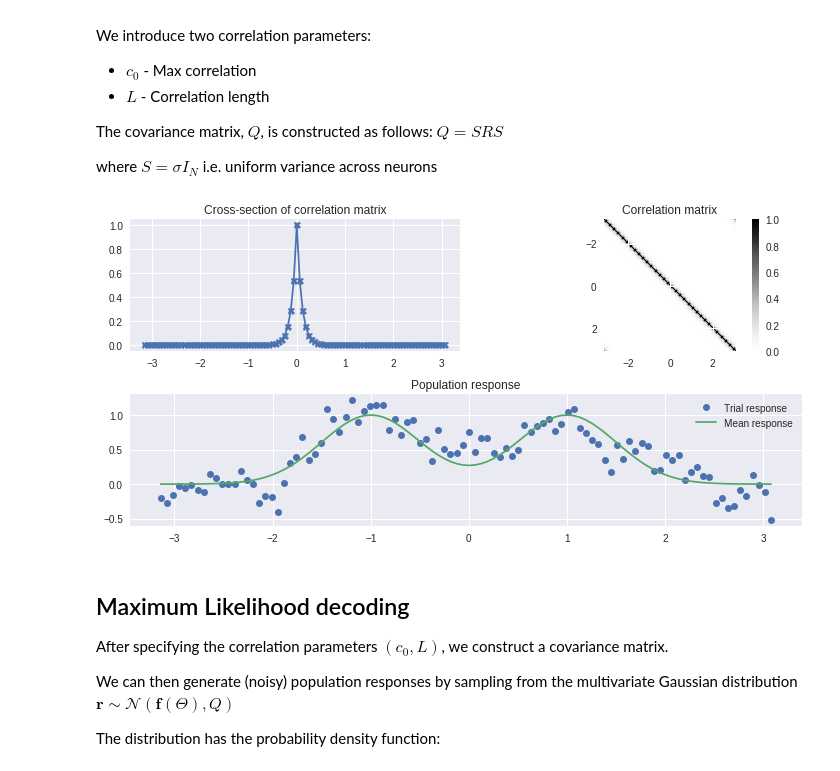
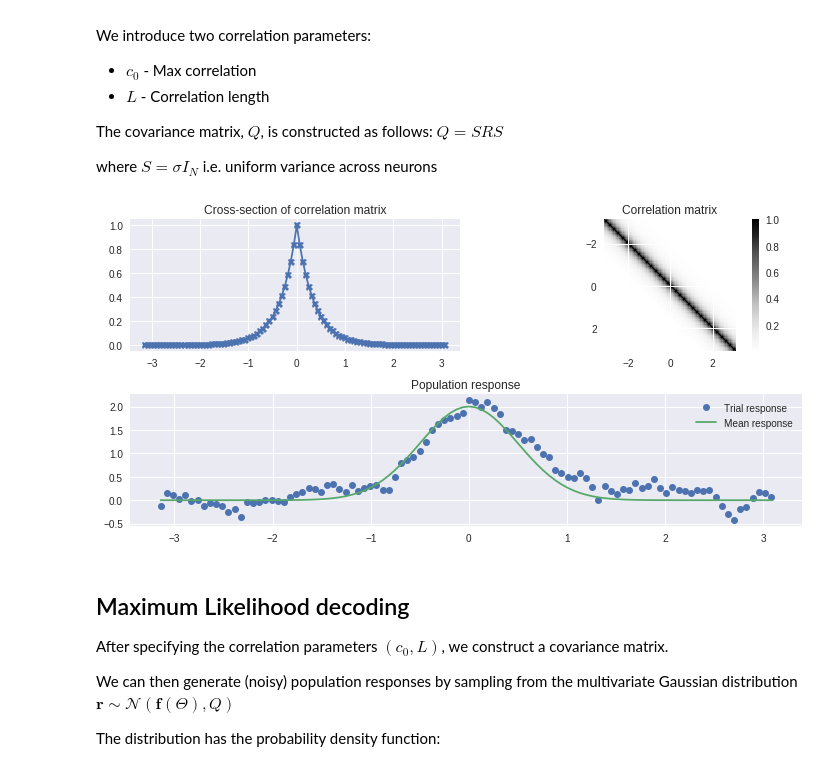
Before and after one commit to dtailor17/neural-population-codes, a Jupyter notebook: noise_correlations.ipynb, the cells around one changed output. Saved outputs shown, nothing was run; the diff lists cells and outputs as text; code cells hidden in the pictures.

Commit message:
Comparison of circular & non-circ correlation matrix

```diff
--- a/noise_correlations.ipynb
+++ b/noise_correlations.ipynb
@@ -89,7 +89,8 @@ The distances are computed using the expression: $\phi_j - \phi_k = \arg \exp[i(
 NOISE_SIGMA = 0.2 # TODO: Do we want to keep this constant?
 # %%
 PREF_ANG_DISTS = PREF_STIMS - PREF_STIMS[:,None] # (N,N)
-PREF_ANG_DISTS = absolute(angle(exp(1j * PREF_ANG_DISTS))) # in range [0,pi]
+# PREF_ANG_DISTS = absolute(angle(exp(1j * PREF_ANG_DISTS))) # in range [0,pi]
+PREF_ANG_DISTS = absolute(PREF_ANG_DISTS) # non-circular correlation matrix
 # %%
 data_coords = [PREF_STIMS[0], PREF_STIMS[-1], PREF_STIMS[-1], PREF_STIMS[0]]
 plt.imshow(PREF_ANG_DISTS, cmap='Greys', extent=data_coords)
@@ -123,36 +124,36 @@ def construct_cov_matrix(max_corr=1.0, corr_length=0.5):
 # %%
 # Visualisation of correlation matrix
 max_corr = 1.0
-corr_length = 0.1
+corr_length = 0.35
 
 # Cross-section of correlation matrix
 plt.subplot(221)
 corr_mtx = construct_corr_matrix(max_corr, corr_length)
 plt.plot(PREF_STIMS, corr_mtx[50], '-X')
 plt.title('Cross-section of correlation matrix')
 
 # Correlation matrix
 plt.subplot(222)
 data_coords = [PREF_STIMS[0], PREF_STIMS[-1], PREF_STIMS[-1], PREF_STIMS[0]]
 plt.imshow(corr_mtx, cmap='Greys', extent=data_coords)
 plt.colorbar()
 plt.title('Correlation matrix')
 
 # Population response
 plt.subplot(212)
 # sample population response
-stim = 2.0
+stim = 0.0
 mean_pop_res = tuning_curve_theta(PREF_STIMS, stim)
 cov_mtx = construct_cov_matrix(max_corr, corr_length)
 pop_res = np.random.multivariate_normal(mean_pop_res, cov_mtx)
 plt.plot(PREF_STIMS, pop_res, 'o', label='Trial response')
 plt.plot(PREF_STIMS, mean_pop_res, label='Mean response')
 plt.legend()
 plt.title('Population response')
 
 plt.tight_layout()
 # %% [output]
-[figure, old version]
+[figure, new version]
 # %% [markdown]
 ## Maximum Likelihood decoding
 
```
Also changed, not shown: parts of 5 cells of this notebook, 1 other file.
